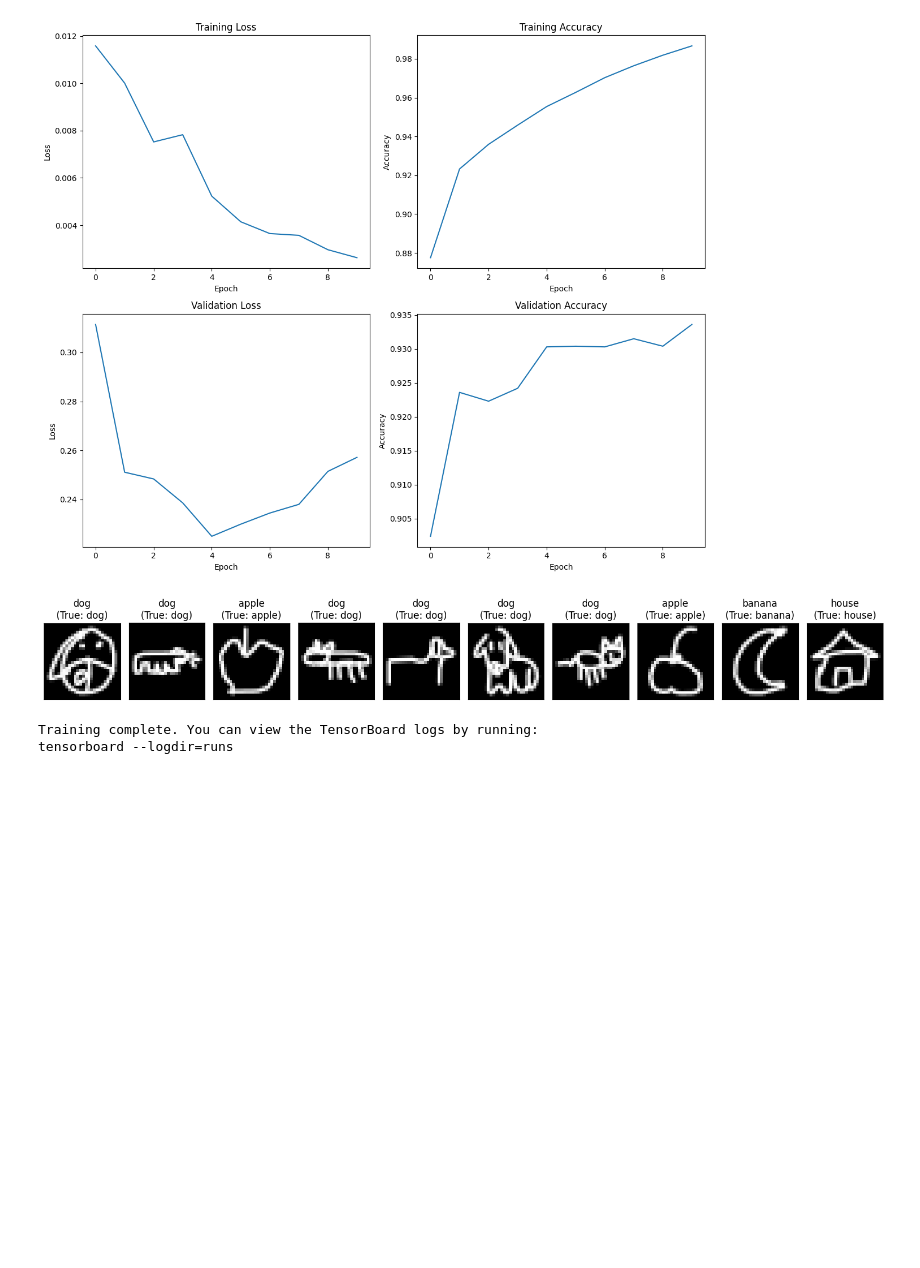
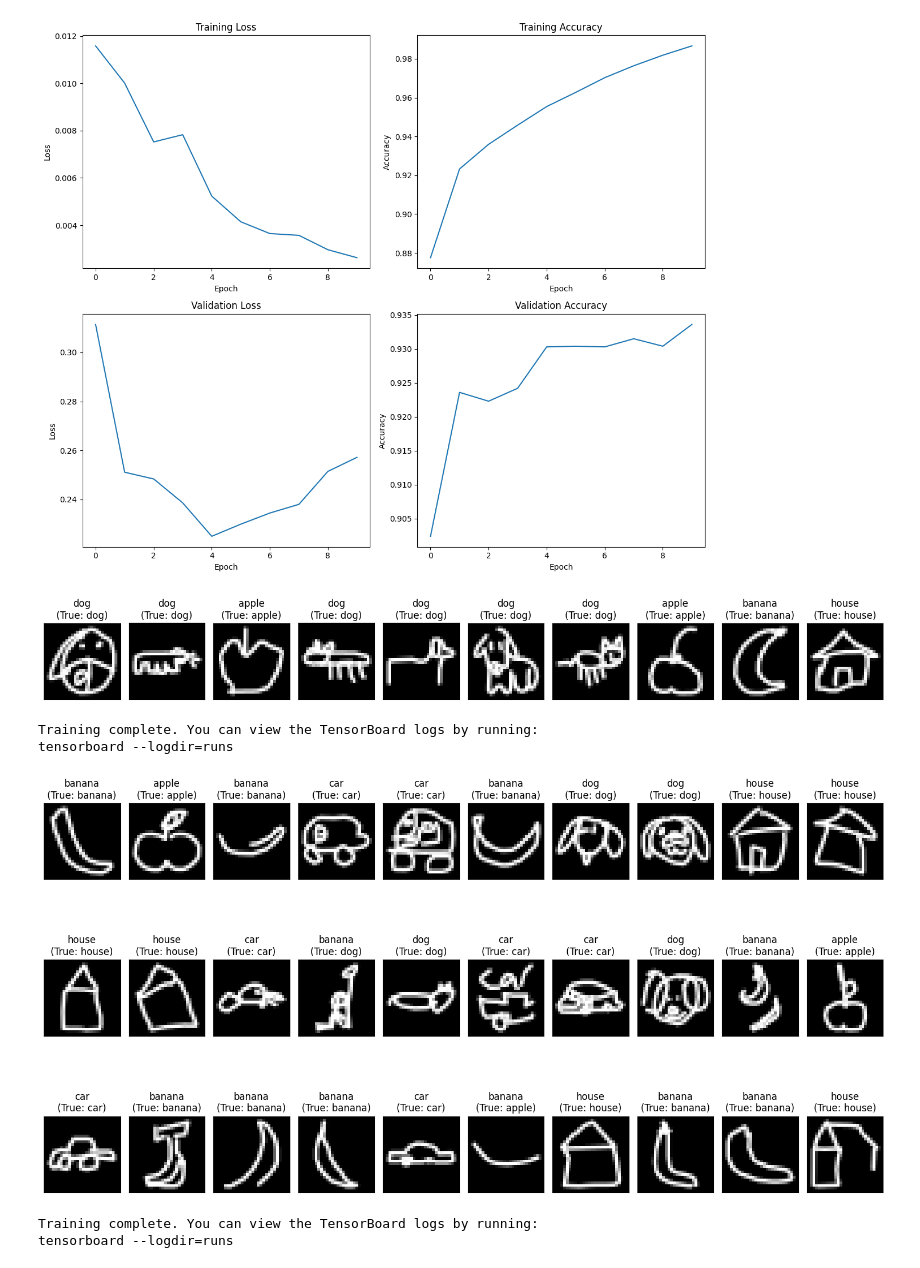
Before and after one commit to muddlebee/udlbook, a Jupyter notebook: Notebooks/dl-models/doodle/doodle-basic-v2.ipynb, the cells around one changed output. Drawn from its saved outputs; the diff is of its cells as text; code cells hidden in the pictures; blank space fills up the shorter version.

```diff
--- a/Notebooks/dl-models/doodle/doodle-basic-v2.ipynb
+++ b/Notebooks/dl-models/doodle/doodle-basic-v2.ipynb
@@ -342,3 +310,53 @@ Val Loss: 0.2572, Val Acc: 0.9336
 [figure]
 Training complete. You can view the TensorBoard logs by running:
 tensorboard --logdir=runs
+# %%
+import math
+# Visualize some predictions
+def visualize_predictions(model, dataloader, num_images=20):
+    device = torch.device("cuda" if torch.cuda.is_available() else "cpu")
+    model.eval()
+    images, labels = next(iter(dataloader))
+    images = images.to(device)[:num_images]
+    labels = labels[:num_images]
+
+    with torch.no_grad():
+        outputs = model(images)
+        _, predicted = torch.max(outputs, 1)
+
+    # Calculate the number of rows and columns for the subplot grid
+    num_cols = min(num_images, 10)  # Limit the number of columns to 10 for better visualization
+    num_rows = math.ceil(num_images / num_cols)
+
+    fig, axes = plt.subplots(num_rows, num_cols, figsize=(15, num_rows * 3))
+    axes = axes.flatten()  # Flatten the axes array for easy iteration
+
+    for i in range(num_images):
+        ax = axes[i]
+        ax.imshow(images[i].cpu().squeeze(), cmap='gray')
+        ax.set_title(f"{categories[predicted[i]]}\n(True: {categories[labels[i]]})")
+        ax.set_xticks([])
+        ax.set_yticks([])
+
+    # Hide any remaining empty subplots
+    for i in range(num_images, len(axes)):
+        axes[i].axis('off')
+
+    plt.tight_layout()
+    plt.savefig('predictions.png')
+    plt.show()
+
+    # Log the predictions to TensorBoard
+    writer = SummaryWriter('runs/quickdraw_experiment')
+    writer.add_figure('predictions', plt.gcf())
+    writer.close()
+
+# Example usage
+visualize_predictions(model, train_loader, num_images=30)
+
+print("Training complete. You can view the TensorBoard logs by running:")
+print("tensorboard --logdir=runs")
+# %% [output]
+[figure, added]
+Training complete. You can view the TensorBoard logs by running:
+tensorboard --logdir=runs
```
Also changed, not shown: parts of 1 cell of this notebook, 1 other file.
